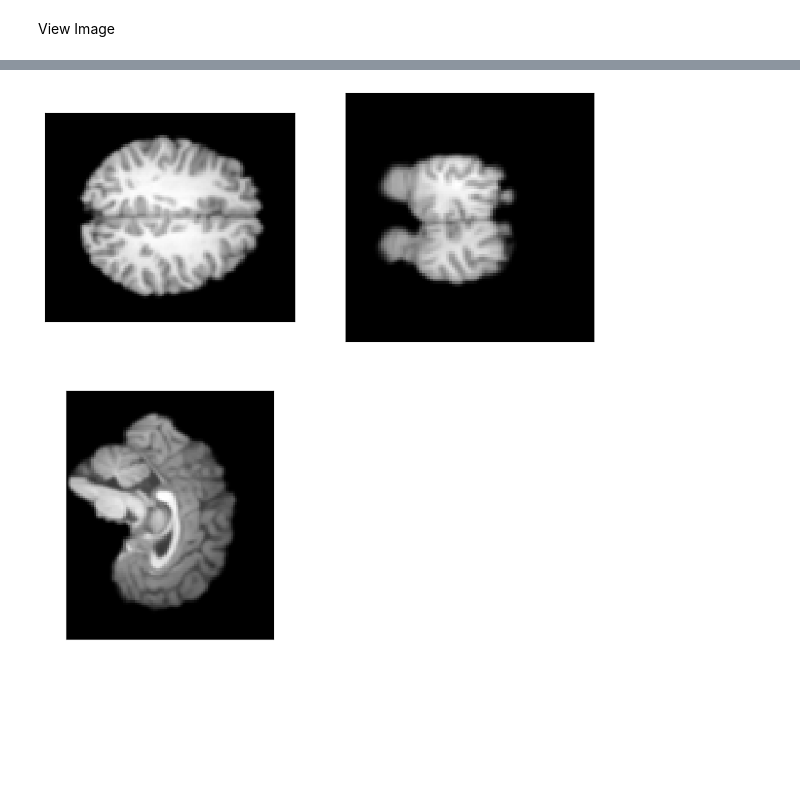
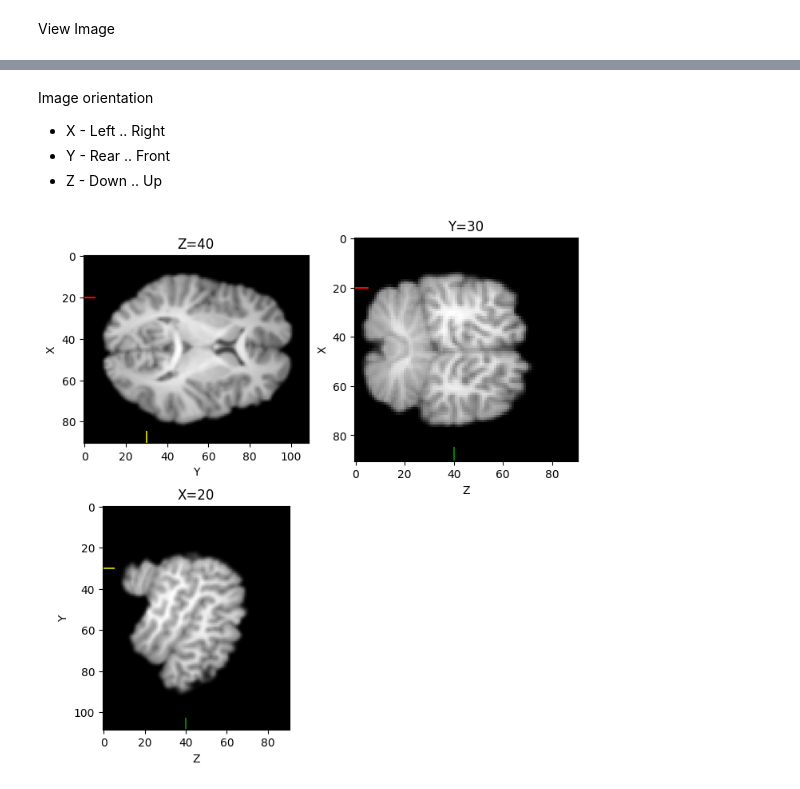
Before and after one commit to Taboh250/sep23_cds_int_medical_data, a Jupyter notebook: sep23_cds_int_medical_data.ipynb, the cells around one changed output, grey strips where cells are left out. Drawn from its saved outputs; the diff is of its cells as text; code cells hidden in the pictures; blank space fills up the shorter version.

```diff
--- a/sep23_cds_int_medical_data.ipynb
+++ b/sep23_cds_int_medical_data.ipynb
@@ -118,7 +134,13 @@ def PlotNiftiXYZ(Image,X,Y,Z):
   plt.show()
+# %% [markdown]
+Image orientation
+
+*   X - Left .. Right
+*   Y - Rear .. Front
+*   Z - Down .. Up
 # %%
-PlotNiftiXYZ(img1,45,20,54)
+PlotNiftiXYZ(img1,20,30,40)
 # %% [output]
-[figure, old version]
+[figure, new version]
 # %%
 def PlotNifti25(Image,Axis,Start):
```
Also changed, not shown: parts of 6 cells of this notebook.
